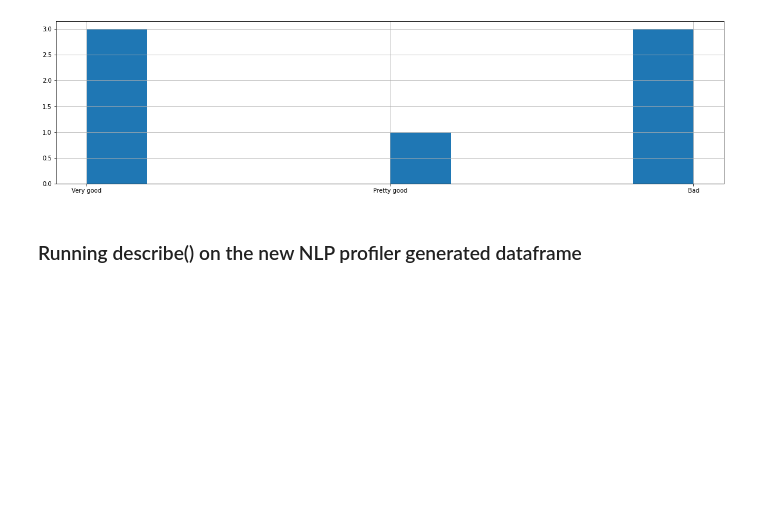
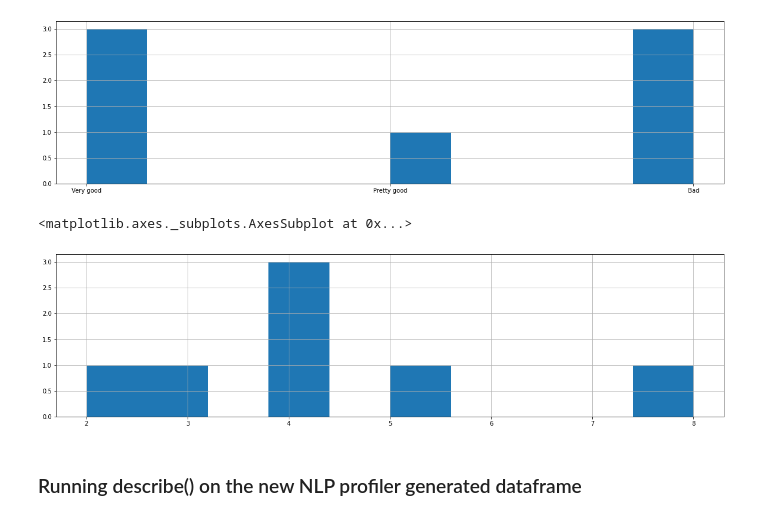
Before and after one commit to neomatrix369/nlp_profiler, a Jupyter notebook: notebooks/jupyter/nlp_profiler.ipynb, the cells around one changed output. Cells and saved outputs as stored; diff of their text form; code cells hidden in the pictures; blank space fills up the shorter version.

```diff
--- a/notebooks/jupyter/nlp_profiler.ipynb
+++ b/notebooks/jupyter/nlp_profiler.ipynb
@@ -131,6 +131,12 @@ profiled_text_dataframe['spelling_quality'].hist()
 # %% [output]
 <matplotlib.axes._subplots.AxesSubplot at 0x...>
 [figure]
+# %%
+plt.figure(figsize=[20, 5])
+profiled_text_dataframe['noun_phase_count'].hist()
+# %% [output]
+<matplotlib.axes._subplots.AxesSubplot at 0x...>
+[figure, added]
 # %% [markdown]
 ### Running describe() on the new NLP profiler generated dataframe
 # %%
```
Also changed, not shown: parts of 2 cells of this notebook, 1 other file.
